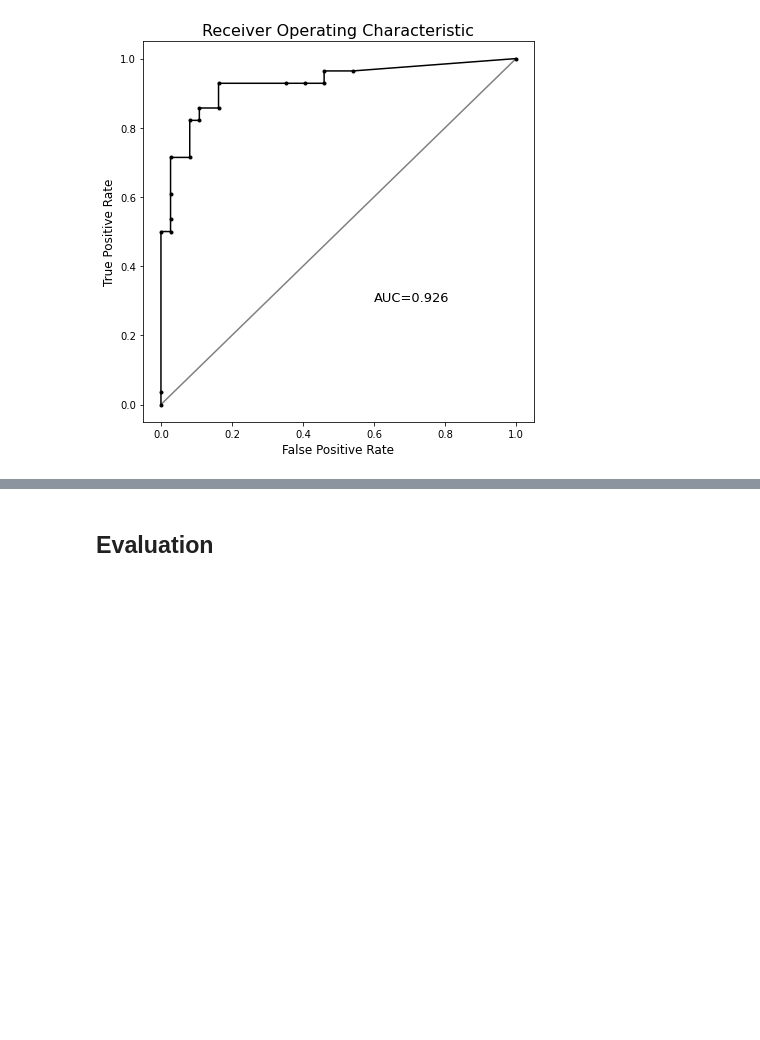
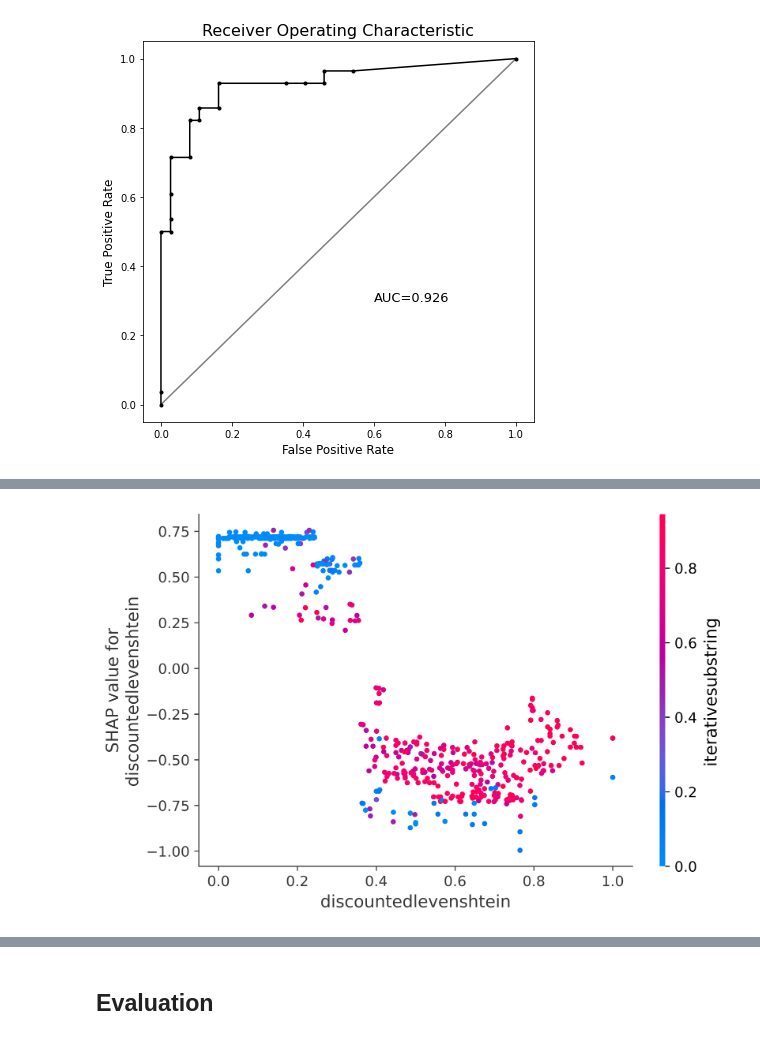
Before and after one commit to nguyens7/InfringeMark, a Jupyter notebook: 01_Modeling.ipynb, the cells around one changed output, grey strips where cells are left out. Drawn from its saved outputs; the diff is of its cells as text; code cells hidden in the pictures; blank space fills up the shorter version.

```diff
--- a/01_Modeling.ipynb
+++ b/01_Modeling.ipynb
@@ -546,0 +656,13 @@ plt.show()
+# %%
+import shap
+
+# load JS visualization code to notebook
+shap.initjs()
+
+# explain the model's predictions using SHAP
+# (same syntax works for LightGBM, CatBoost, scikit-learn and spark models)
+explainer = shap.TreeExplainer(xgbmodel)
+shap_values = explainer.shap_values(X.drop(['a', 'b', 'TM_A', 'TM_B'], 1))
+
+
+shap.summary_plot(shap_values[0], X.drop(['a', 'b', 'TM_A', 'TM_B'], 1), plot_type="bar")
@@ -546,0 +672,6 @@ plt.show()
+# %%
+# create a dependence plot to show the effect of a single feature across the whole dataset
+shap.dependence_plot("discountedlevenshtein", shap_values[0],
+                     X.drop(['a', 'b', 'TM_A', 'TM_B'], 1))
+# %% [output]
+[figure, added]
```
Also changed, not shown: parts of 14 cells of this notebook.
